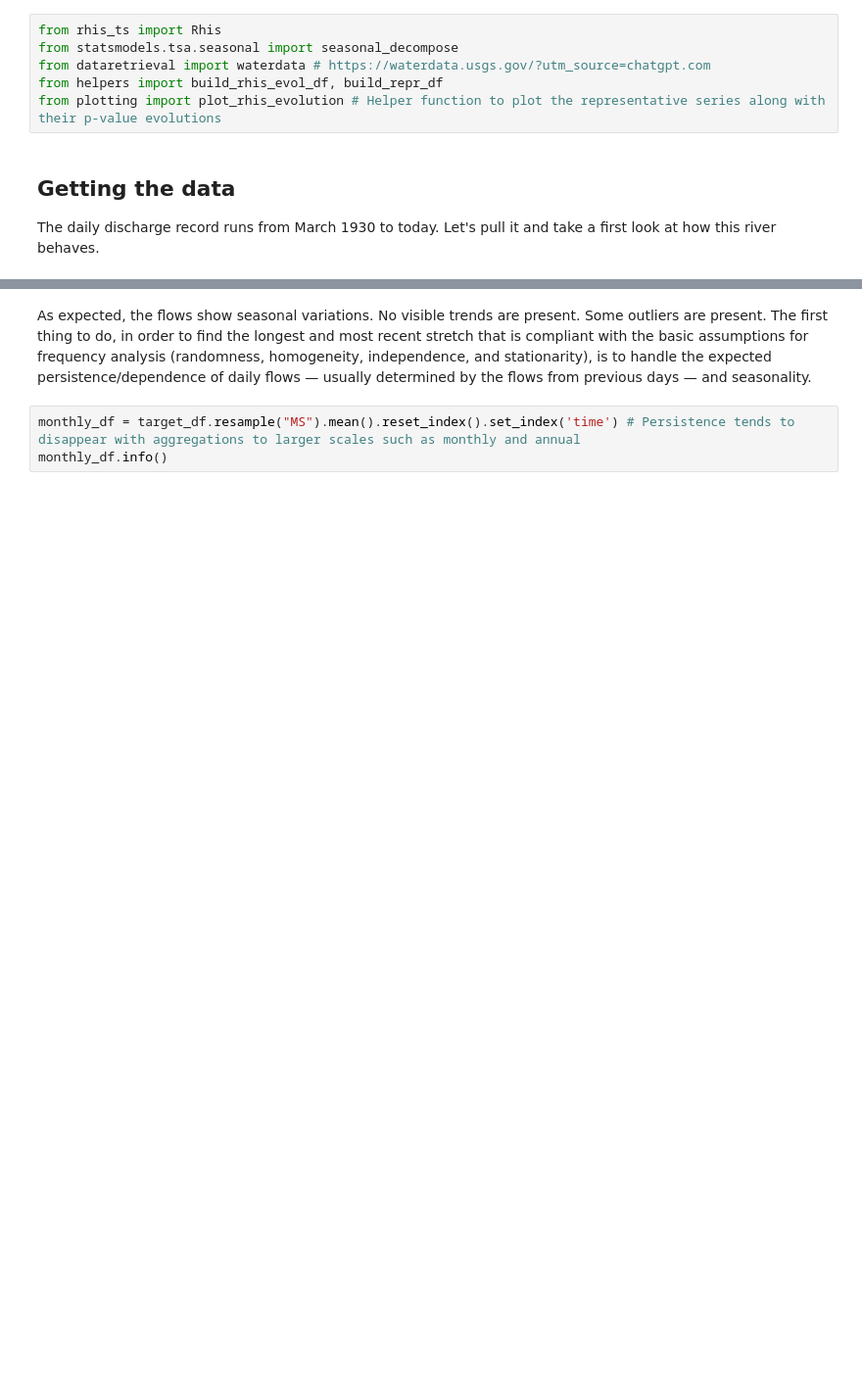
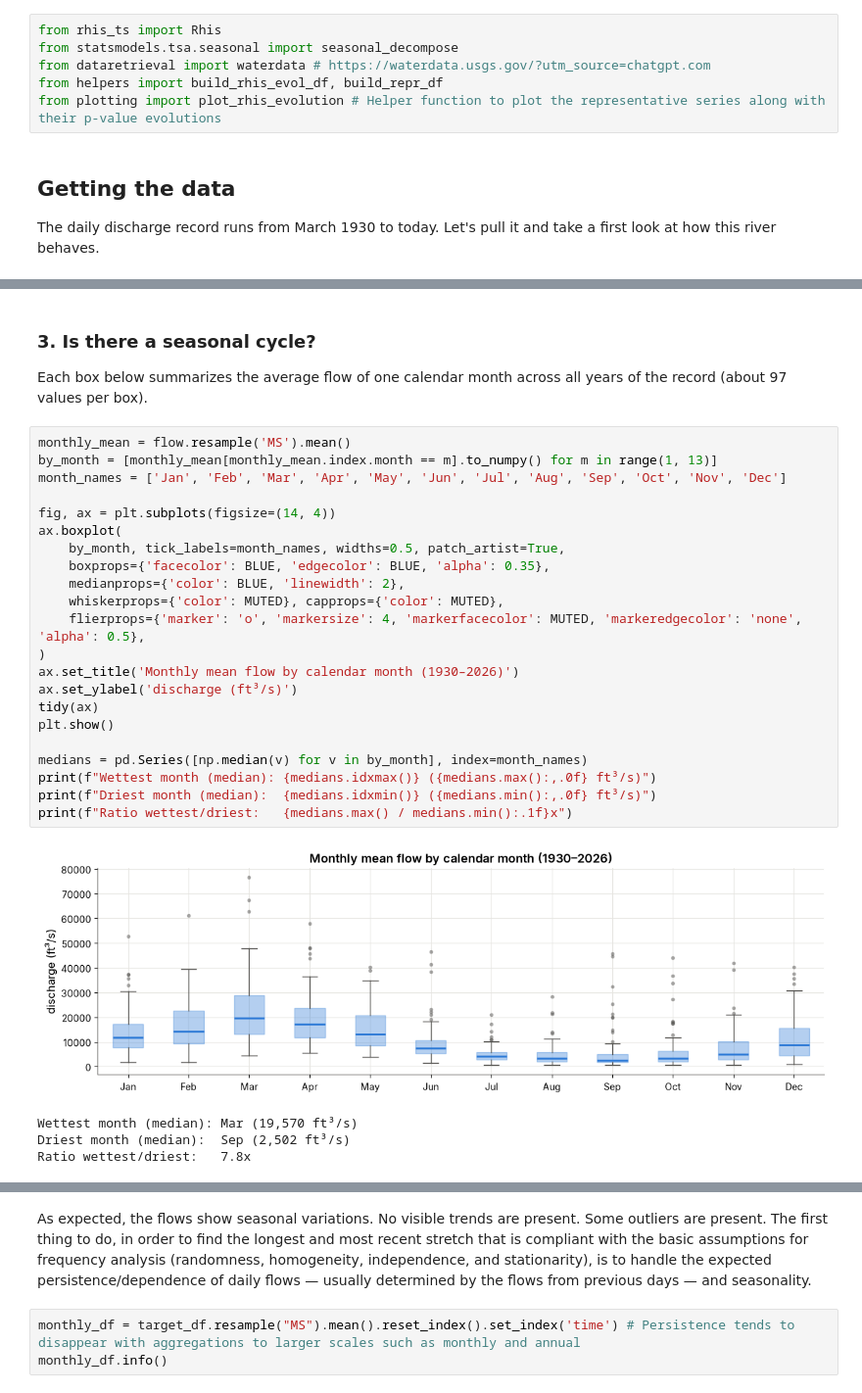
Before and after one commit to MCoelho222/time-series, a Jupyter notebook: example_notebooks/usgs.ipynb, the cells around one changed output, grey strips where cells are left out. Shown at 98% size. Saved outputs shown, nothing was run; the diff lists cells and outputs as text; blank space fills up the shorter version.

```diff
--- a/example_notebooks/usgs.ipynb
+++ b/example_notebooks/usgs.ipynb
@@ -71,0 +217,31 @@ memory usage: 551.6 KB
+# %% [markdown]
+### 3. Is there a seasonal cycle?
+
+Each box below summarizes the average flow of one calendar month across all years of the record (about 97 values per box).
+# %%
+monthly_mean = flow.resample('MS').mean()
+by_month = [monthly_mean[monthly_mean.index.month == m].to_numpy() for m in range(1, 13)]
+month_names = ['Jan', 'Feb', 'Mar', 'Apr', 'May', 'Jun', 'Jul', 'Aug', 'Sep', 'Oct', 'Nov', 'Dec']
+
+fig, ax = plt.subplots(figsize=(14, 4))
+ax.boxplot(
+    by_month, tick_labels=month_names, widths=0.5, patch_artist=True,
+    boxprops={'facecolor': BLUE, 'edgecolor': BLUE, 'alpha': 0.35},
+    medianprops={'color': BLUE, 'linewidth': 2},
+    whiskerprops={'color': MUTED}, capprops={'color': MUTED},
+    flierprops={'marker': 'o', 'markersize': 4, 'markerfacecolor': MUTED, 'markeredgecolor': 'none', 'alpha': 0.5},
+)
+ax.set_title('Monthly mean flow by calendar month (1930–2026)')
+ax.set_ylabel('discharge (ft³/s)')
+tidy(ax)
+plt.show()
+
+medians = pd.Series([np.median(v) for v in by_month], index=month_names)
+print(f"Wettest month (median): {medians.idxmax()} ({medians.max():,.0f} ft³/s)")
+print(f"Driest month (median):  {medians.idxmin()} ({medians.min():,.0f} ft³/s)")
+print(f"Ratio wettest/driest:   {medians.max() / medians.min():.1f}x")
+# %% [output]
+[figure, added]
+Wettest month (median): Mar (19,570 ft³/s)
+Driest month (median):  Sep (2,502 ft³/s)
+Ratio wettest/driest:   7.8x
```
Also changed, not shown: parts of 31 cells of this notebook.
